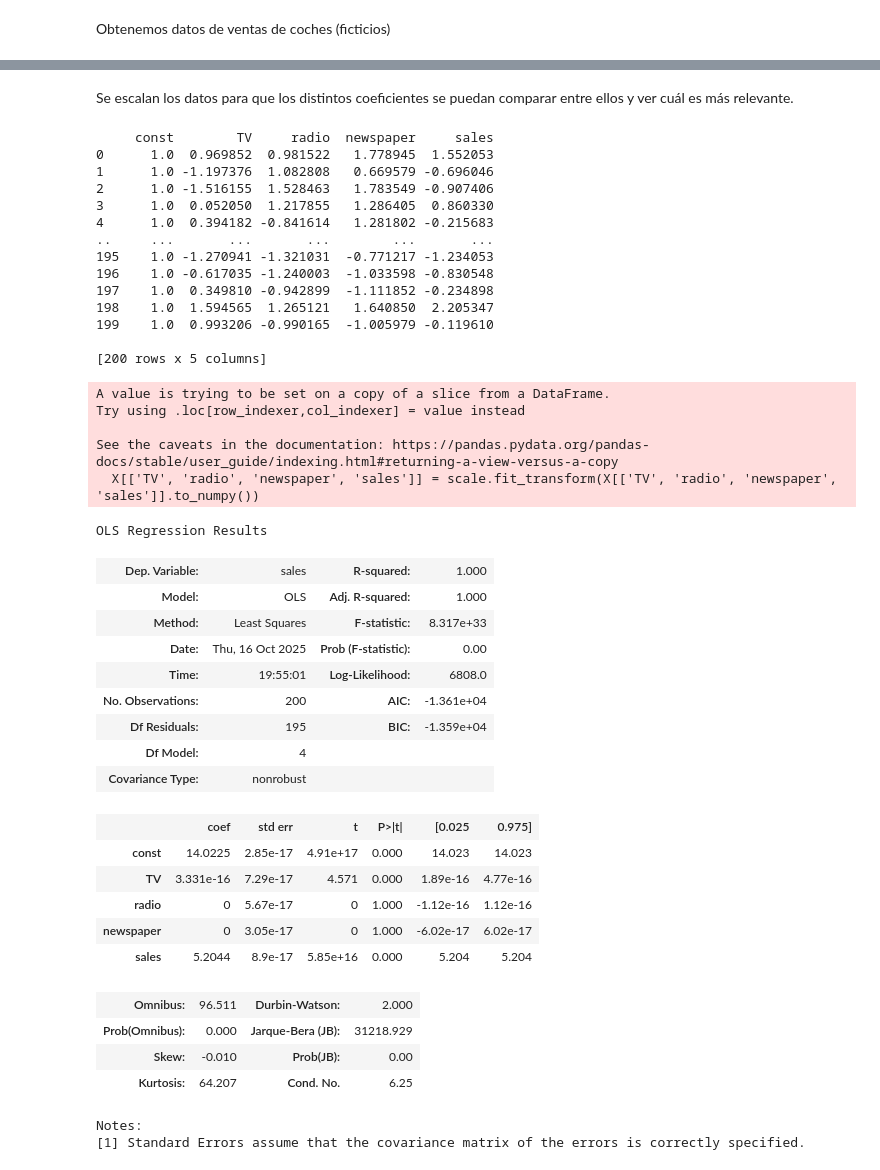
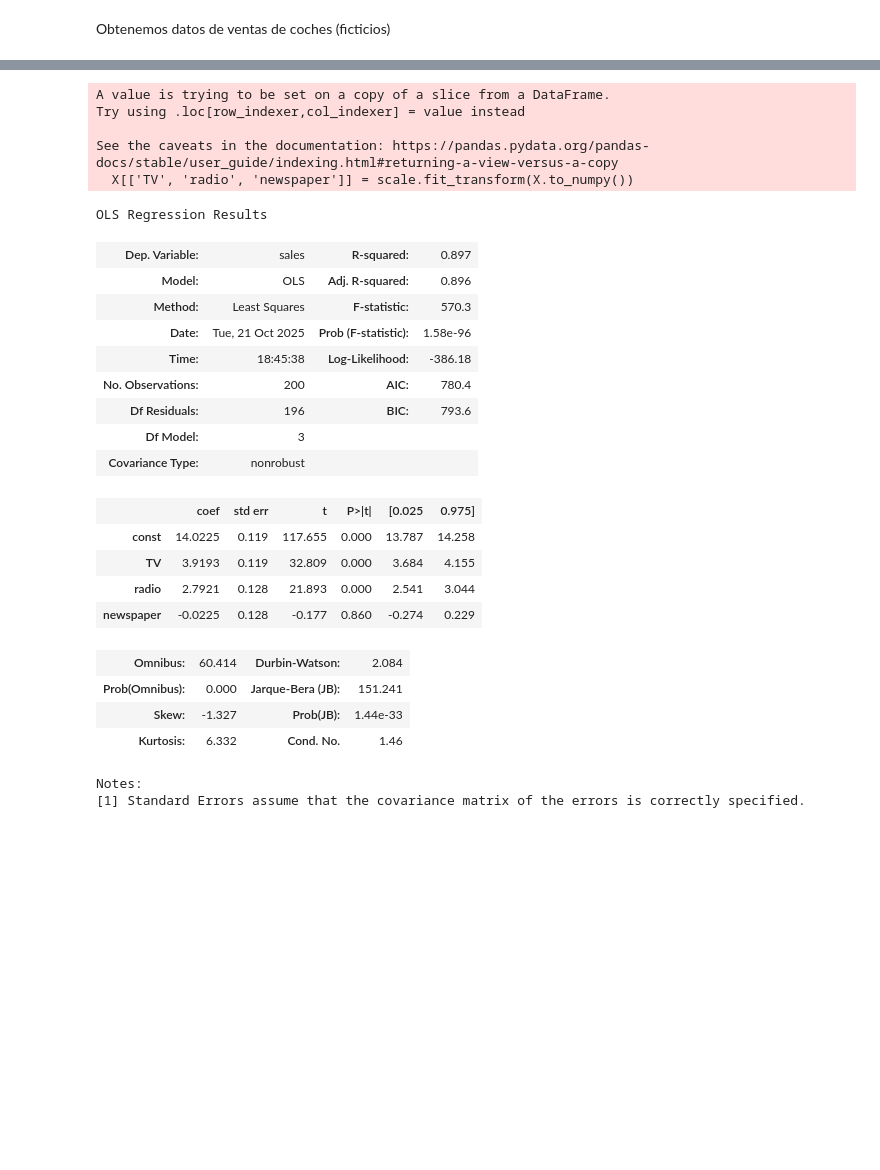
Before and after one commit to MarioAran/AI-con-python, a Jupyter notebook: modulo_4/act/regresión-multivariable.ipynb, the cells around one changed output, grey strips where cells are left out. Cells and saved outputs as stored; diff of their text form; code cells hidden in the pictures; blank space fills up the shorter version.

```diff
--- a/modulo_4/act/regresión-multivariable.ipynb
+++ b/modulo_4/act/regresión-multivariable.ipynb
@@ -24,62 +5,43 @@ Con Pandas dividimos los datos para sacar los vectores con las caractarísitcas
-# %% [markdown]
-Se escalan los datos para que los distintos coeficientes se puedan comparar entre ellos y ver cuál es más relevante.
 # %%
+import pandas as pd
+import numpy as np
 from sklearn.preprocessing import StandardScaler
 import statsmodels.api as sm
 
+df = pd.read_csv('./datos/Advertising.csv')
+
 scale = StandardScaler()
 
-X = df[['TV', 'radio', 'newspaper', 'sales']] # con doble corchete el resultado es otro DF
-y = df['sales'] #el resultado es una Serie
-
-# to_numpy() convierte de DataFrame a Numpy array
-# Estandarización (Z-Score): Transforma los datos para que tengan una media de 0 y una desviación estándar de 1.
-X[['TV', 'radio', 'newspaper', 'sales']] = scale.fit_transform(X[['TV', 'radio', 'newspaper', 'sales']].to_numpy())
+X = df[['TV', 'radio', 'newspaper']] # con doble corchete el resultado es otro DF
+y = df[['sales']] #el resultado es una Serie
+X[['TV', 'radio', 'newspaper']] = scale.fit_transform(X.to_numpy())
 X = sm.add_constant(X) #Añade una columna de 1nos para poder obtener B, la ordenada al origen
-
-print(X)
-
 est = sm.OLS(y, X).fit()
 est.summary()
 # %% [output]
-     const        TV     radio  newspaper     sales
-0      1.0  0.969852  0.981522   1.778945  1.552053
-1      1.0 -1.197376  1.082808   0.669579 -0.696046
-2      1.0 -1.516155  1.528463   1.783549 -0.907406
-3      1.0  0.052050  1.217855   1.286405  0.860330
-4      1.0  0.394182 -0.841614   1.281802 -0.215683
-..     ...       ...       ...        ...       ...
-195    1.0 -1.270941 -1.321031  -0.771217 -1.234053
-196    1.0 -0.617035 -1.240003  -1.033598 -0.830548
-197    1.0  0.349810 -0.942899  -1.111852 -0.234898
-198    1.0  1.594565  1.265121   1.640850  2.205347
-199    1.0  0.993206 -0.990165  -1.005979 -0.119610
+A value is trying to be set on a copy of a slice from a DataFrame.
+Try using .loc[row_indexer,col_indexer] = value instead
 
-[200 rows x 5 columns]
+See the caveats in the documentation: https://pandas.pydata.org/pandas-docs/stable/user_guide/indexing.html#returning-a-view-versus-a-copy
+  X[['TV', 'radio', 'newspaper']] = scale.fit_transform(X.to_numpy())
-A value is trying to be set on a copy of a slice from a DataFrame.
-Try using .loc[row_indexer,col_indexer] = value instead
-
-See the caveats in the documentation: https://pandas.pydata.org/pandas-docs/stable/user_guide/indexing.html#returning-a-view-versus-a-copy
-  X[['TV', 'radio', 'newspaper', 'sales']] = scale.fit_transform(X[['TV', 'radio', 'newspaper', 'sales']].to_numpy())
+OLS Regression Results
-OLS Regression Results
-| Dep. Variable: | sales | R-squared: | 1.000 |
-| Model: | OLS | Adj. R-squared: | 1.000 |
-| Method: | Least Squares | F-statistic: | 8.317e+33 |
-| Date: | Thu, 16 Oct 2025 | Prob (F-statistic): | 0.00 |
-| Time: | 19:55:01 | Log-Likelihood: | 6808.0 |
-| No. Observations: | 200 | AIC: | -1.361e+04 |
-| Df Residuals: | 195 | BIC: | -1.359e+04 |
-| Df Model: | 4 |  |  |
+| Dep. Variable: | sales | R-squared: | 0.897 |
+| Model: | OLS | Adj. R-squared: | 0.896 |
+| Method: | Least Squares | F-statistic: | 570.3 |
+| Date: | Tue, 21 Oct 2025 | Prob (F-statistic): | 1.58e-96 |
+| Time: | 18:45:38 | Log-Likelihood: | -386.18 |
+| No. Observations: | 200 | AIC: | 780.4 |
+| Df Residuals: | 196 | BIC: | 793.6 |
+| Df Model: | 3 |  |  |
 | Covariance Type: | nonrobust |  |  |
 |  | coef | std err | t | P>|t| | [0.025 | 0.975] |
-| const | 14.0225 | 2.85e-17 | 4.91e+17 | 0.000 | 14.023 | 14.023 |
-| TV | 3.331e-16 | 7.29e-17 | 4.571 | 0.000 | 1.89e-16 | 4.77e-16 |
-| radio | 0 | 5.67e-17 | 0 | 1.000 | -1.12e-16 | 1.12e-16 |
-| newspaper | 0 | 3.05e-17 | 0 | 1.000 | -6.02e-17 | 6.02e-17 |
-| sales | 5.2044 | 8.9e-17 | 5.85e+16 | 0.000 | 5.204 | 5.204 |
+| const | 14.0225 | 0.119 | 117.655 | 0.000 | 13.787 | 14.258 |
+| TV | 3.9193 | 0.119 | 32.809 | 0.000 | 3.684 | 4.155 |
+| radio | 2.7921 | 0.128 | 21.893 | 0.000 | 2.541 | 3.044 |
+| newspaper | -0.0225 | 0.128 | -0.177 | 0.860 | -0.274 | 0.229 |
-| Omnibus: | 96.511 | Durbin-Watson: | 2.000 |
-| Prob(Omnibus): | 0.000 | Jarque-Bera (JB): | 31218.929 |
-| Skew: | -0.010 | Prob(JB): | 0.00 |
-| Kurtosis: | 64.207 | Cond. No. | 6.25 |
+| Omnibus: | 60.414 | Durbin-Watson: | 2.084 |
+| Prob(Omnibus): | 0.000 | Jarque-Bera (JB): | 151.241 |
+| Skew: | -1.327 | Prob(JB): | 1.44e-33 |
+| Kurtosis: | 6.332 | Cond. No. | 1.46 |
-Notes:
-[1] Standard Errors assume that the covariance matrix of the errors is correctly specified.
+Notes:
+[1] Standard Errors assume that the covariance matrix of the errors is correctly specified.
```
Also changed, not shown: parts of 13 cells of this notebook.
